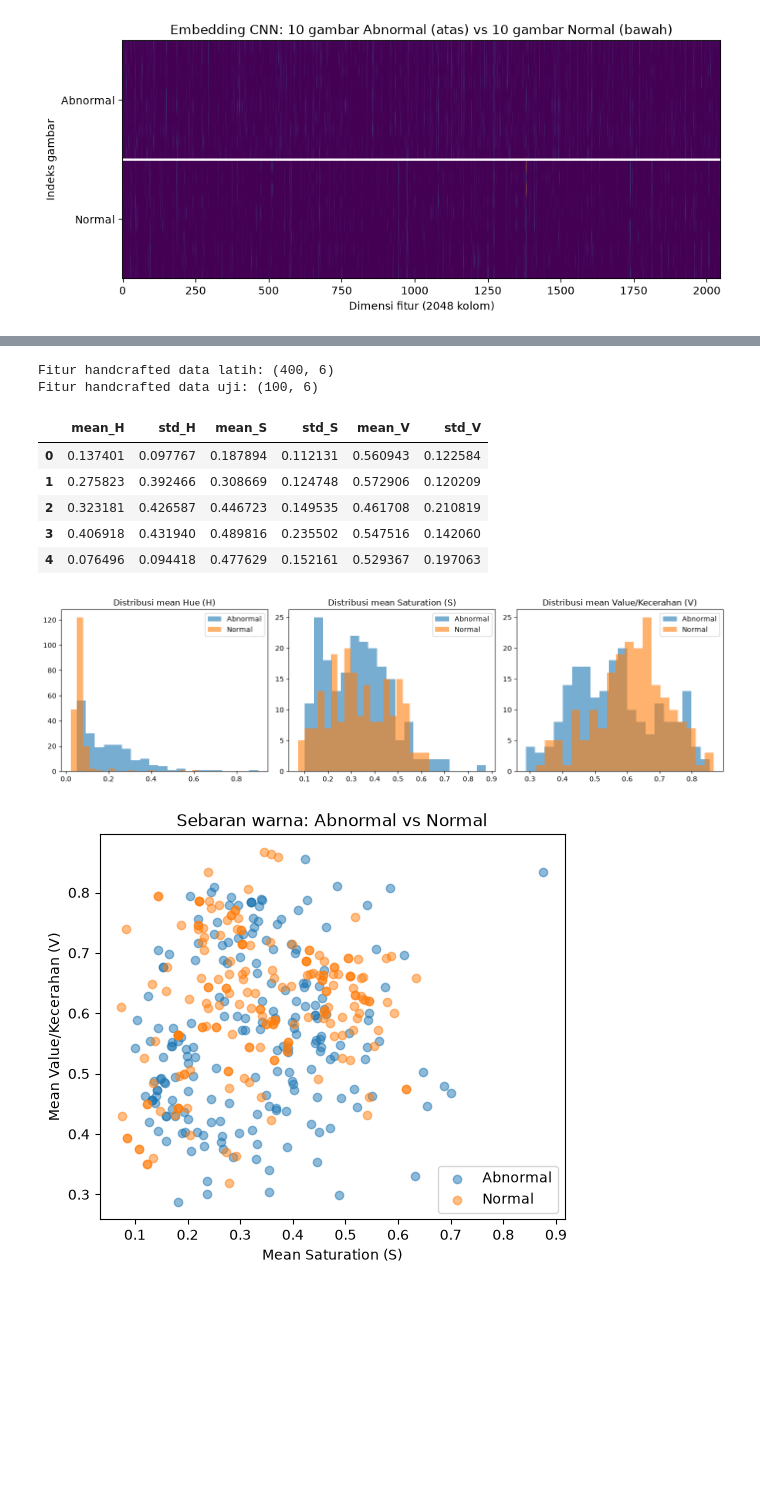
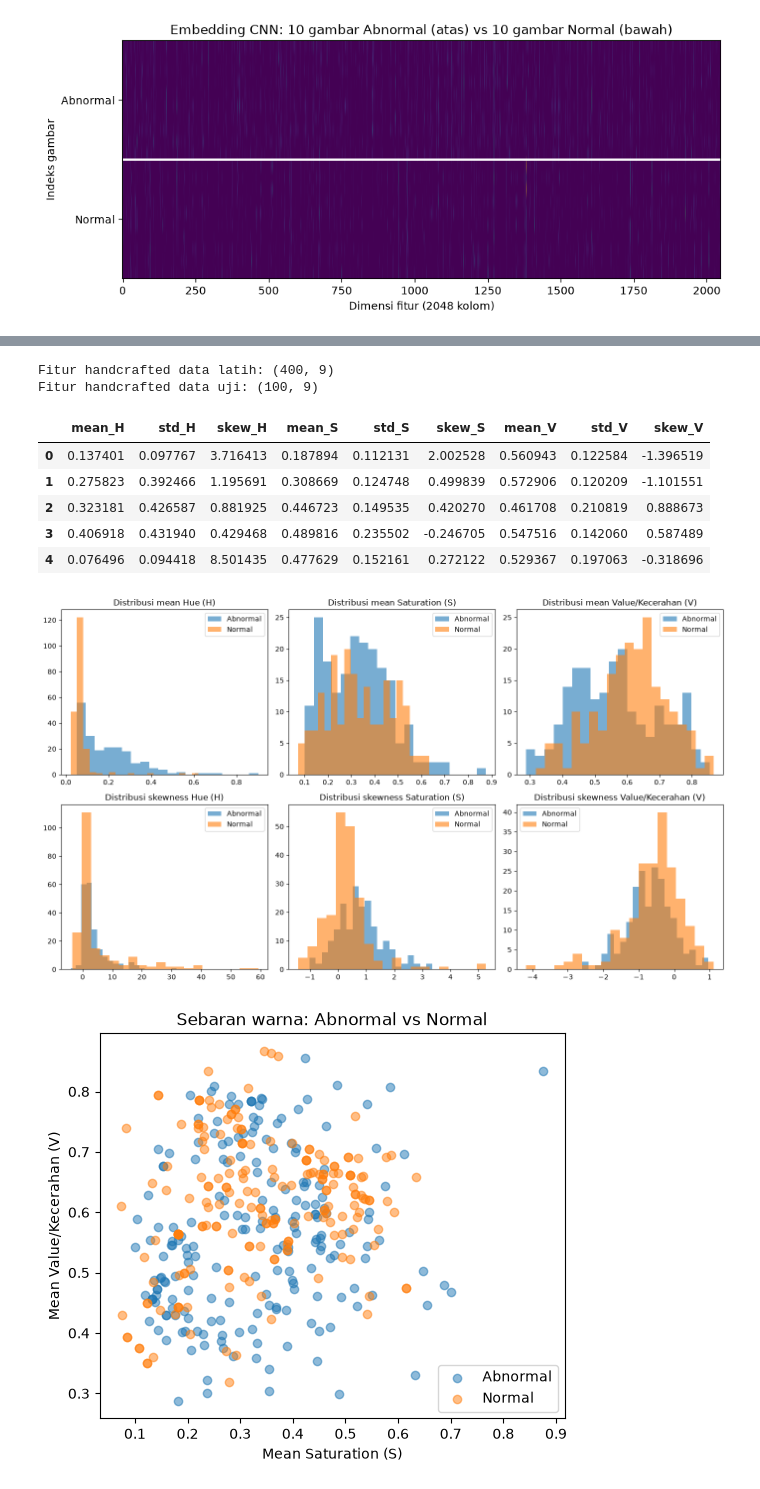
Before and after one commit to musyaree/fp-kcv, a Jupyter notebook: notebook/main.ipynb, the cells around one changed output, grey strips where cells are left out. Cells and saved outputs as stored; diff of their text form; code cells hidden in the pictures; blank space fills up the shorter version.

Commit message:
feat: add skewness to handcrafted extraction

```diff
--- a/notebook/main.ipynb
+++ b/notebook/main.ipynb
@@ -201,35 +205,42 @@ X_test_hc = np.load(feature_extraction_handcrafted.OUTPUTS_DIR / "features_handc
 print("Fitur handcrafted data latih:", X_train_hc.shape)
 print("Fitur handcrafted data uji:", X_test_hc.shape)
 
-kolom = ["mean_H", "std_H", "mean_S", "std_S", "mean_V", "std_V"]
+kolom = ["mean_H", "std_H", "skew_H", "mean_S", "std_S", "skew_S", "mean_V", "std_V", "skew_V"]
 pd.DataFrame(X_train_hc[:5], columns=kolom)
 # %% [output]
-Fitur handcrafted data latih: (400, 6)
-Fitur handcrafted data uji: (100, 6)
+Fitur handcrafted data latih: (400, 9)
+Fitur handcrafted data uji: (100, 9)
-|  | mean_H | std_H | mean_S | std_S | mean_V | std_V |
-| 0 | 0.137401 | 0.097767 | 0.187894 | 0.112131 | 0.560943 | 0.122584 |
-| 1 | 0.275823 | 0.392466 | 0.308669 | 0.124748 | 0.572906 | 0.120209 |
-| 2 | 0.323181 | 0.426587 | 0.446723 | 0.149535 | 0.461708 | 0.210819 |
-| 3 | 0.406918 | 0.431940 | 0.489816 | 0.235502 | 0.547516 | 0.142060 |
-| 4 | 0.076496 | 0.094418 | 0.477629 | 0.152161 | 0.529367 | 0.197063 |
+|  | mean_H | std_H | skew_H | mean_S | std_S | skew_S | mean_V | std_V | skew_V |
+| 0 | 0.137401 | 0.097767 | 3.716413 | 0.187894 | 0.112131 | 2.002528 | 0.560943 | 0.122584 | -1.396519 |
+| 1 | 0.275823 | 0.392466 | 1.195691 | 0.308669 | 0.124748 | 0.499839 | 0.572906 | 0.120209 | -1.101551 |
+| 2 | 0.323181 | 0.426587 | 0.881925 | 0.446723 | 0.149535 | 0.420270 | 0.461708 | 0.210819 | 0.888673 |
+| 3 | 0.406918 | 0.431940 | 0.429468 | 0.489816 | 0.235502 | -0.246705 | 0.547516 | 0.142060 | 0.587489 |
+| 4 | 0.076496 | 0.094418 | 8.501435 | 0.477629 | 0.152161 | 0.272122 | 0.529367 | 0.197063 | -0.318696 |
 # %%
-# bandingkan distribusi warna abnormal vs normal
+# bandingkan distribusi mean dan skewness warna abnormal vs normal
 y_train_arr = np.array([r["label"] for r in feature_extraction_handcrafted.load_manifest() if r["split"] == "train"])
 
-fig, axes = plt.subplots(1, 3, figsize=(14, 4))
+fig, axes = plt.subplots(2, 3, figsize=(14, 8))
 nama_channel = ["Hue (H)", "Saturation (S)", "Value/Kecerahan (V)"]
 
-for i, ax in enumerate(axes):
-    idx_kolom = i * 2  # kolom mean tiap channel ada di index 0, 2, 4
-    ax.hist(X_train_hc[y_train_arr == "Abnormal", idx_kolom], bins=20, alpha=0.6, label="Abnormal")
-    ax.hist(X_train_hc[y_train_arr == "Normal", idx_kolom], bins=20, alpha=0.6, label="Normal")
-    ax.set_title(f"Distribusi mean {nama_channel[i]}")
-    ax.legend()
+for i in range(3):
+    idx_mean = i * 3      # kolom mean tiap channel ada di index 0, 3, 6
+    idx_skew = i * 3 + 2  # kolom skew tiap channel ada di index 2, 5, 8
+
+    axes[0, i].hist(X_train_hc[y_train_arr == "Abnormal", idx_mean], bins=20, alpha=0.6, label="Abnormal")
+    axes[0, i].hist(X_train_hc[y_train_arr == "Normal", idx_mean], bins=20, alpha=0.6, label="Normal")
+    axes[0, i].set_title(f"Distribusi mean {nama_channel[i]}")
+    axes[0, i].legend()
+
+    axes[1, i].hist(X_train_hc[y_train_arr == "Abnormal", idx_skew], bins=20, alpha=0.6, label="Abnormal")
+    axes[1, i].hist(X_train_hc[y_train_arr == "Normal", idx_skew], bins=20, alpha=0.6, label="Normal")
+    axes[1, i].set_title(f"Distribusi skewness {nama_channel[i]}")
+    axes[1, i].legend()
 
 plt.tight_layout()
 plt.show()
 # %% [output]
-[figure, old version]
+[figure, new version]
 # %%
 # scatter saturasi vs kecerahan, per kelas
 plt.figure(figsize=(6, 5))
```
Also changed, not shown: parts of 4 cells of this notebook, 3 other files.
